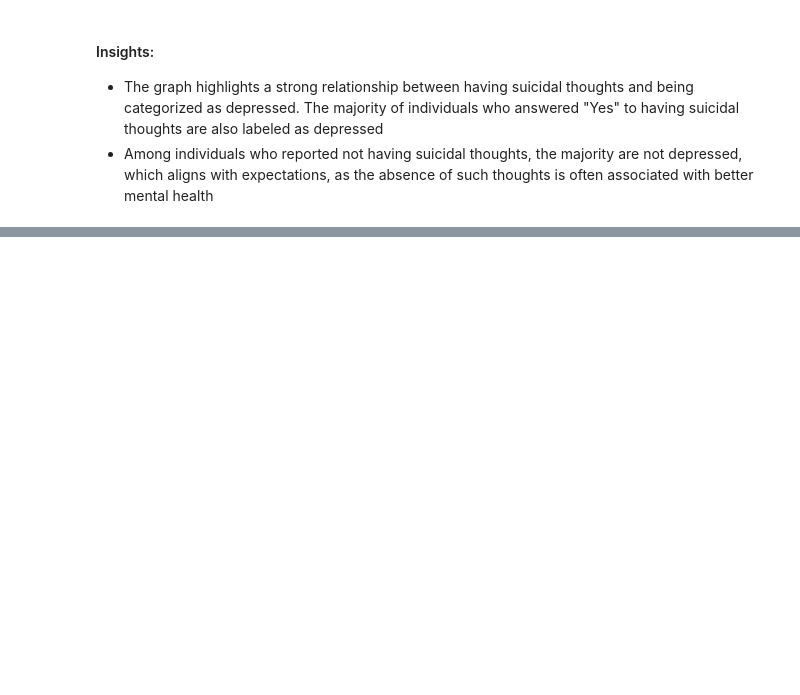
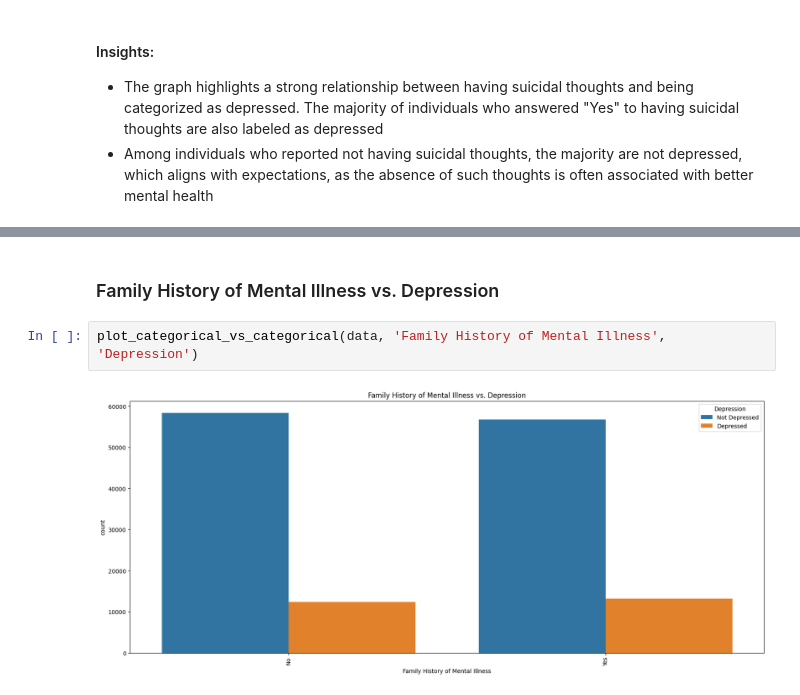
Before and after one commit to ktxdev/mind-matters, a Jupyter notebook: notebooks/train_eda.ipynb, the cells around one changed output, grey strips where cells are left out. Cells and saved outputs as stored; diff of their text form; blank space fills up the shorter version.

```diff
--- a/notebooks/train_eda.ipynb
+++ b/notebooks/train_eda.ipynb
@@ -965,0 +881,6 @@ Index(['Gender', 'Age', 'City', 'Working Professional or Student',
+# %% [markdown]
+### Family History of Mental Illness vs. Depression
+# %%
+plot_categorical_vs_categorical(data, 'Family History of Mental Illness', 'Depression')
+# %% [output]
+[figure, added]
```
Also changed, not shown: parts of 10 cells of this notebook.
